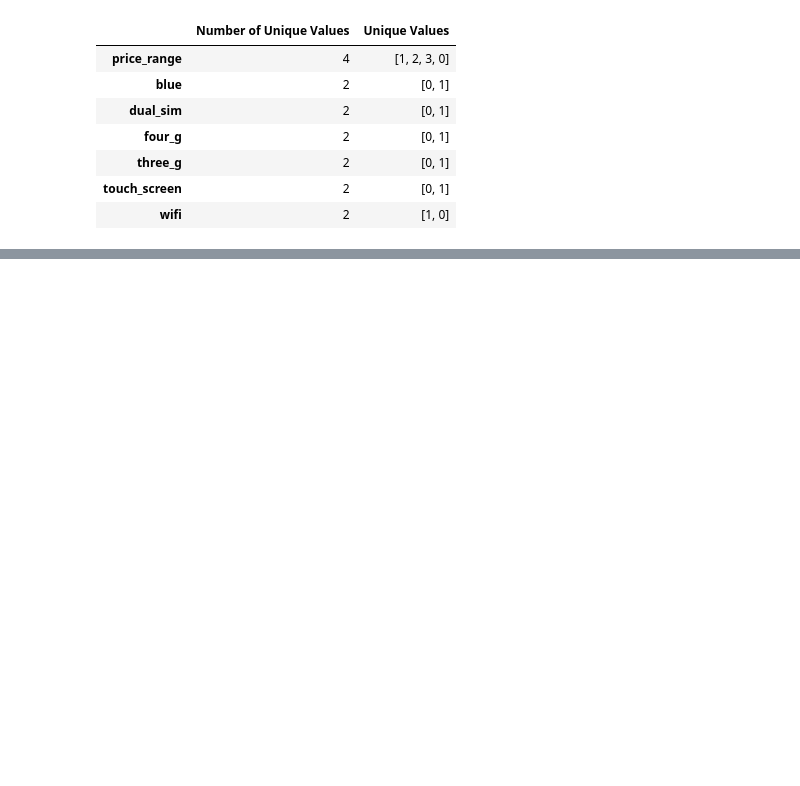
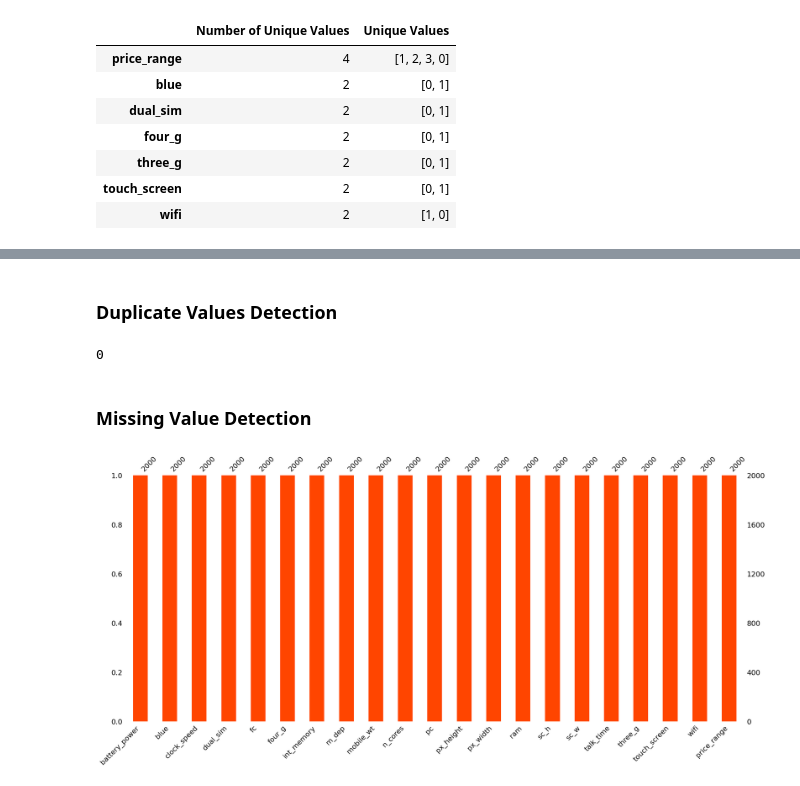
Before and after one commit to Minhajul99/Mobile-Price-Classification, a Jupyter notebook: Mobile_Price_Classification.ipynb, the cells around one changed output, grey strips where cells are left out. Saved outputs shown, nothing was run; the diff lists cells and outputs as text; code cells hidden in the pictures; blank space fills up the shorter version.

```diff
--- a/Mobile_Price_Classification.ipynb
+++ b/Mobile_Price_Classification.ipynb
@@ -169,0 +201,18 @@ pd.DataFrame({'Number of Unique Values': unique_counts, 'Unique Values': unique_
+# %% [markdown]
+### Duplicate Values Detection
+# %%
+df.duplicated().sum()
+# %% [output]
+0
+# %% [markdown]
+### Missing Value Detection
+# %%
+import missingno as msno
+
+# Generate the missing values matrix using missingno.bar()
+msno.bar(df, color='orangered')
+
+# Display the plot
+plt.show()
+# %% [output]
+[figure, added]
```
Also changed, not shown: parts of 27 cells of this notebook.
